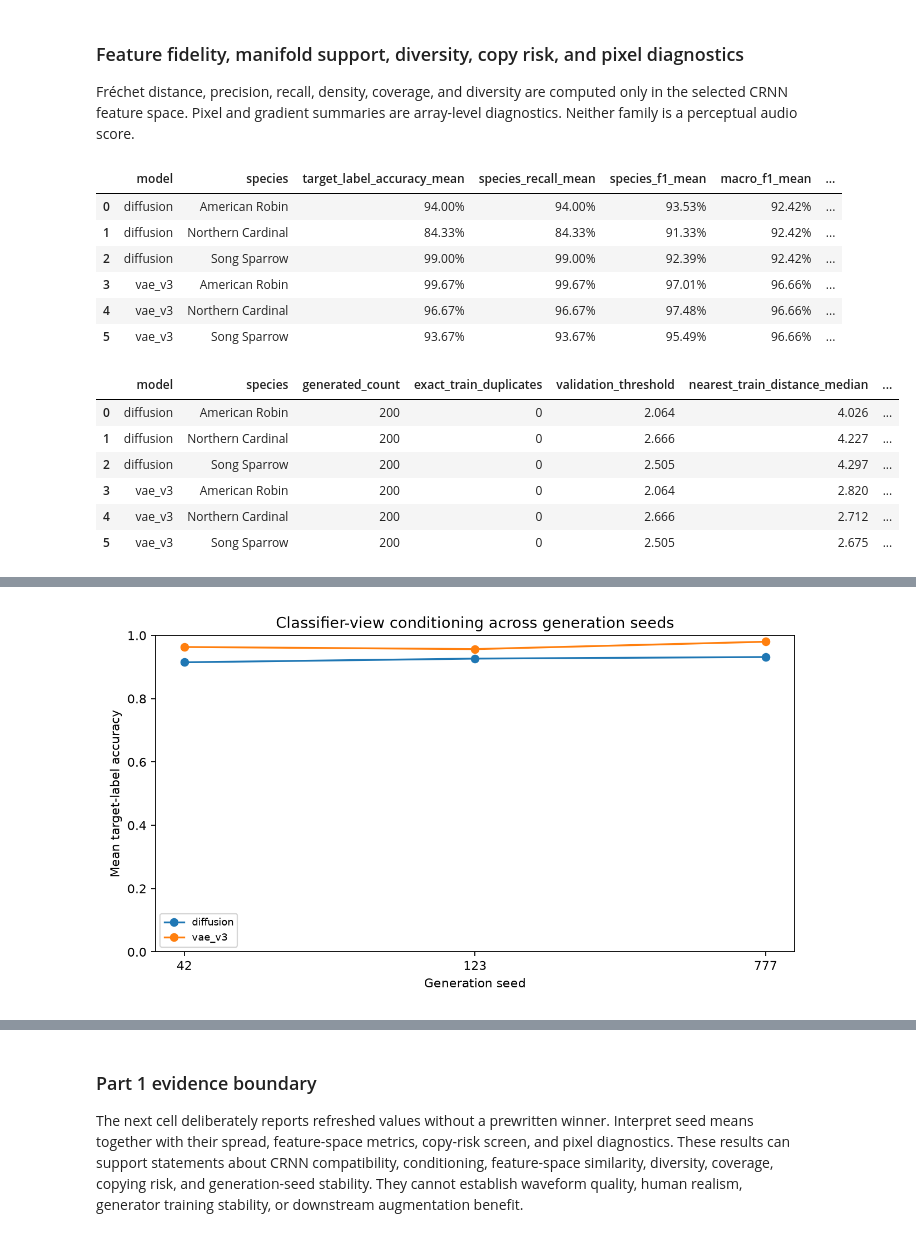
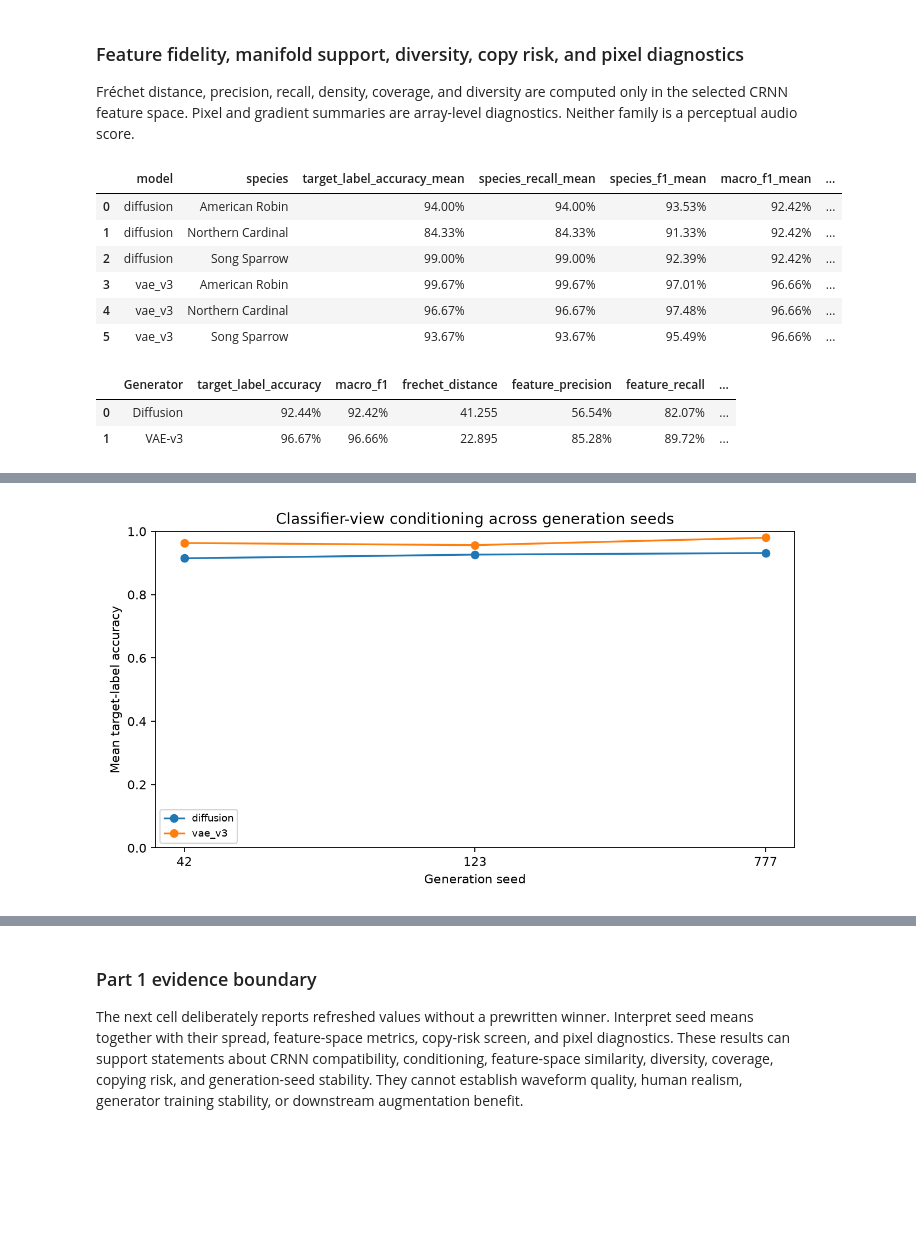
Before and after one commit to Bleu7101/bird_song_gen, a Jupyter notebook: notebooks/06_evaluation.ipynb, the cells around one changed output, grey strips where cells are left out. Saved outputs shown, nothing was run; the diff lists cells and outputs as text; code cells hidden in the pictures; blank space fills up the shorter version.

```diff
--- a/notebooks/06_evaluation.ipynb
+++ b/notebooks/06_evaluation.ipynb
@@ -311,6 +320,32 @@ display(metrics_aggregate[quality_columns].sort_values(['model', 'species']).sty
     'recall_mean_mean': '{:.2%}', 'density_mean_mean': '{:.3f}',
     'coverage_mean_mean': '{:.2%}', 'generated_diversity_mean_mean': '{:.3f}',
     'diversity_ratio_mean_mean': '{:.3f}', 'diversity_delta_mean_mean': '{:+.3f}',
+}))
+
+# Equal generated counts make an unweighted mean over the three species a
+# compact model-level summary of the recorded feature diagnostics.
+quality_model_summary = (
+    metrics_aggregate.groupby('model', as_index=False)
+    .agg(
+        target_label_accuracy=('target_label_accuracy_mean', 'mean'),
+        macro_f1=('macro_f1_mean', 'mean'),
+        frechet_distance=('frechet_mean_mean', 'mean'),
+        feature_precision=('precision_mean_mean', 'mean'),
+        feature_recall=('recall_mean_mean', 'mean'),
+        density=('density_mean_mean', 'mean'),
+        coverage=('coverage_mean_mean', 'mean'),
+        diversity_ratio=('diversity_ratio_mean_mean', 'mean'),
+        pixel_wasserstein=('pixel_distribution_wasserstein_mean', 'mean'),
+    )
+    .rename(columns={'model': 'Generator'})
+)
+quality_model_summary['Generator'] = quality_model_summary['Generator'].map(MODEL_LABELS)
+display(quality_model_summary.sort_values('Generator').style.format({
+    'target_label_accuracy': '{:.2%}', 'macro_f1': '{:.2%}',
+    'frechet_distance': '{:.3f}', 'feature_precision': '{:.2%}',
+    'feature_recall': '{:.2%}', 'density': '{:.3f}',
+    'coverage': '{:.2%}', 'diversity_ratio': '{:.3f}',
+    'pixel_wasserstein': '{:.4f}',
 }))
 
 copy_risk_view = (
@@ -330,37 +365,33 @@ display(copy_risk_view.sort_values(['model', 'species']).style.format({
 }))
 
 pixel_columns = [
     'model', 'species',
     'real_time_gradient_energy_mean', 'generated_time_gradient_energy_mean',
     'real_frequency_gradient_energy_mean', 'generated_frequency_gradient_energy_mean',
     'real_dynamic_range_mean', 'generated_dynamic_range_mean',
     'real_active_bin_fraction_mean', 'generated_active_bin_fraction_mean',
     'real_pixel_mean_mean', 'generated_pixel_mean_mean',
     'real_pixel_std_mean', 'generated_pixel_std_mean',
     'pixel_distribution_wasserstein_mean', 'pixel_mean_delta_mean', 'pixel_std_delta_mean',
 ]
 missing_pixel_columns = set(pixel_columns) - set(metrics_aggregate.columns)
 assert not missing_pixel_columns, missing_pixel_columns
 display(metrics_aggregate[pixel_columns].sort_values(['model', 'species']).style.format({
     column: '{:.3f}' for column in pixel_columns[2:]
 }))
 
 for figure_name in ('conditioning_by_seed.png', 'feature_distance_summary.png'):
     figure_path = CHECKPOINT_REPORT_ROOT / 'figures' / figure_name
     if figure_path.is_file():
         display(Image(filename=str(figure_path), width=720))
 # %% [output]
 |  | model | species | target_label_accuracy_mean | species_recall_mean | species_f1_mean | macro_f1_mean | ... |
 | 0 | diffusion | American Robin | 94.00% | 94.00% | 93.53% | 92.42% | ... |
 | 1 | diffusion | Northern Cardinal | 84.33% | 84.33% | 91.33% | 92.42% | ... |
 | 2 | diffusion | Song Sparrow | 99.00% | 99.00% | 92.39% | 92.42% | ... |
 | 3 | vae_v3 | American Robin | 99.67% | 99.67% | 97.01% | 96.66% | ... |
 | 4 | vae_v3 | Northern Cardinal | 96.67% | 96.67% | 97.48% | 96.66% | ... |
 | 5 | vae_v3 | Song Sparrow | 93.67% | 93.67% | 95.49% | 96.66% | ... |
-|  | model | species | generated_count | exact_train_duplicates | validation_threshold | nearest_train_distance_median | ... |
-| 0 | diffusion | American Robin | 200 | 0 | 2.064 | 4.026 | ... |
-| 1 | diffusion | Northern Cardinal | 200 | 0 | 2.666 | 4.227 | ... |
-| 2 | diffusion | Song Sparrow | 200 | 0 | 2.505 | 4.297 | ... |
-| 3 | vae_v3 | American Robin | 200 | 0 | 2.064 | 2.820 | ... |
-| 4 | vae_v3 | Northern Cardinal | 200 | 0 | 2.666 | 2.712 | ... |
-| 5 | vae_v3 | Song Sparrow | 200 | 0 | 2.505 | 2.675 | ... |
+|  | Generator | target_label_accuracy | macro_f1 | frechet_distance | feature_precision | feature_recall | ... |
+| 0 | Diffusion | 92.44% | 92.42% | 41.255 | 56.54% | 82.07% | ... |
+| 1 | VAE-v3 | 96.67% | 96.66% | 22.895 | 85.28% | 89.72% | ... |
```
Also changed, not shown: parts of 6 cells of this notebook, 3 other files.
